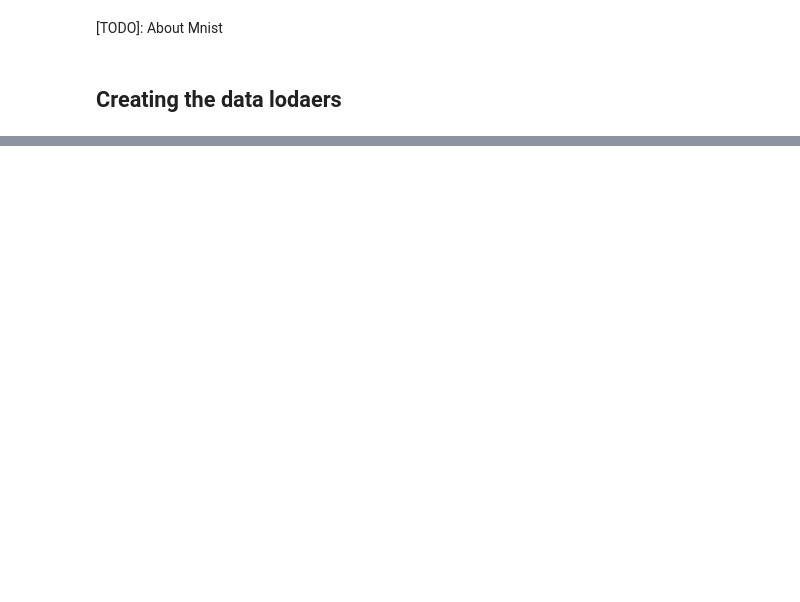
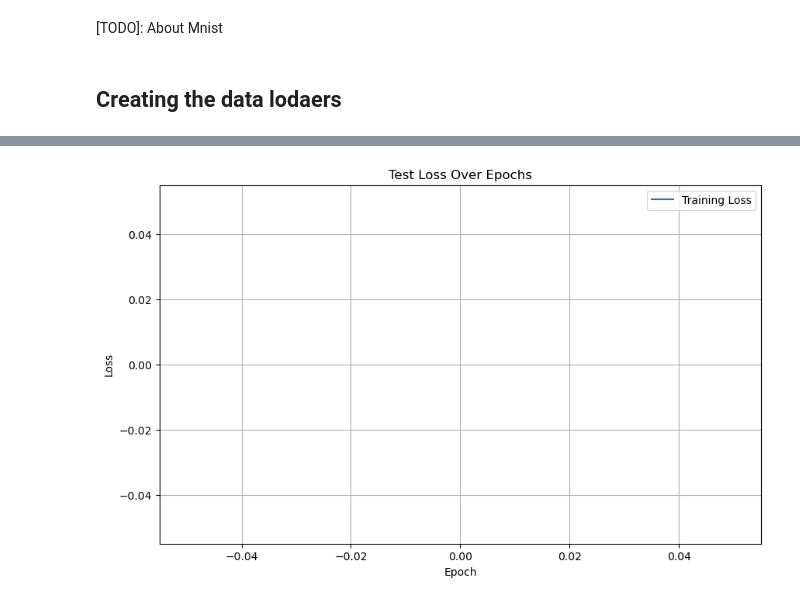
Before and after one commit to Sarthakaushal/Restart-ML, a Jupyter notebook: fvbn.ipynb, the cells around one changed output, grey strips where cells are left out. Cells and saved outputs as stored; diff of their text form; code cells hidden in the pictures; blank space fills up the shorter version.

```diff
--- a/fvbn.ipynb
+++ b/fvbn.ipynb
@@ -28,0 +194,14 @@ Shape of y: torch.Size([64]) torch.int64
+# %%
+import matplotlib.pyplot as plt
+
+# Plotting the loss values
+plt.figure(figsize=(10, 6))
+plt.plot(test_loss, label='Training Loss')
+plt.xlabel('Epoch')
+plt.ylabel('Loss')
+plt.title('Test Loss Over Epochs')
+plt.legend()
+plt.grid(True)
+plt.show()
+# %% [output]
+[figure, added]
```
Also changed, not shown: parts of 27 cells of this notebook.
